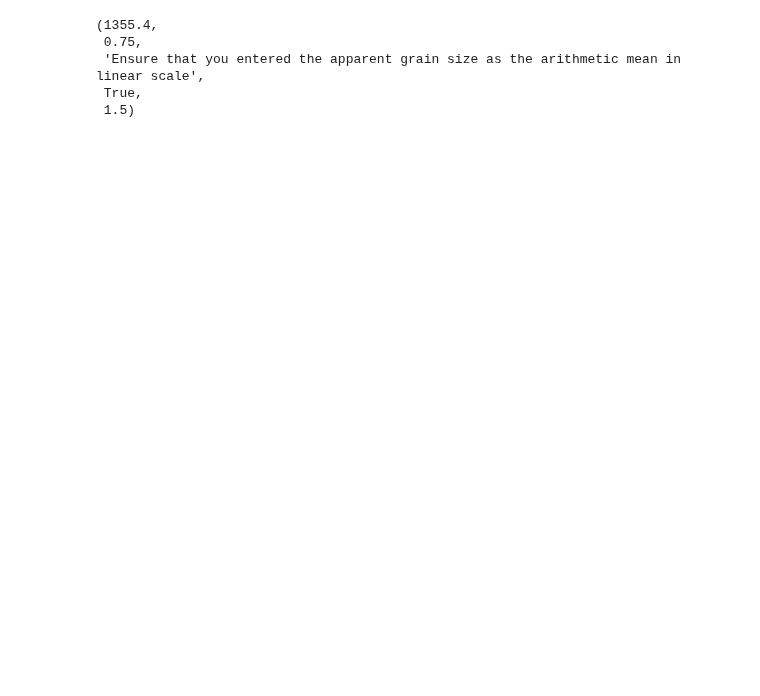
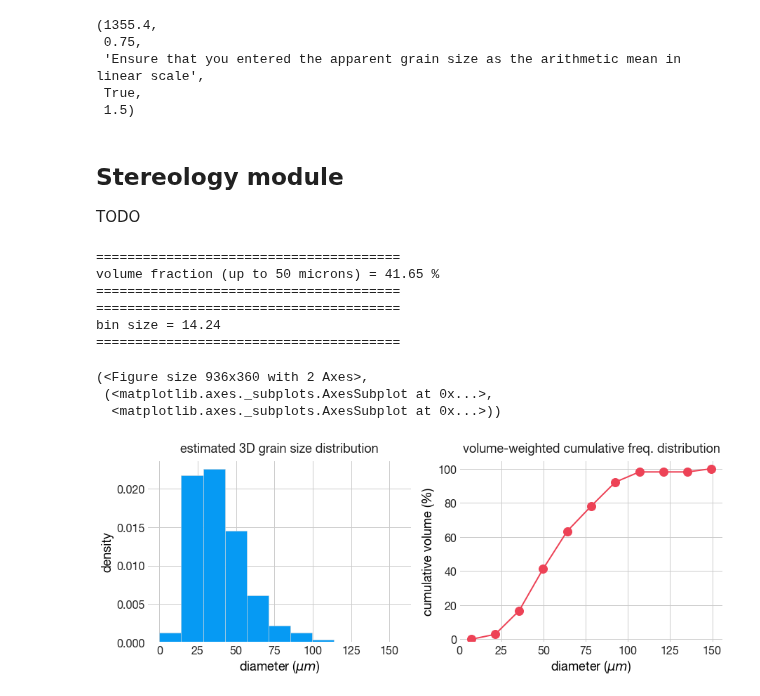
Before and after one commit to marcoalopez/GrainSizeTools, a Jupyter notebook: grain_size_tools/notebook_example.ipynb, the cells around one changed output. Drawn from its saved outputs; the diff is of its cells as text; code cells hidden in the pictures; blank space fills up the shorter version.

Commit message:
incremental improvements
- docs
- add new paleopiezometer (Olivine/Tasaka)
- stereology fig tweaks
- improvements in prints
- update notebook example

```diff
--- a/grain_size_tools/notebook_example.ipynb
+++ b/grain_size_tools/notebook_example.ipynb
@@ -293,3 +306,20 @@ piezometers.olivine('VanderWal_wet')
  'Ensure that you entered the apparent grain size as the arithmetic mean in linear scale',
  True,
  1.5)
+# %% [markdown]
+## Stereology module
+
+TODO
+# %%
+stereology.Saltykov(dataset['diameters'], numbins=11, calc_vol=50)
+# %% [output]
+=======================================
+volume fraction (up to 50 microns) = 41.65 %
+=======================================
+=======================================
+bin size = 14.24
+=======================================
+(<Figure size 936x360 with 2 Axes>,
+ (<matplotlib.axes._subplots.AxesSubplot at 0x...>,
+  <matplotlib.axes._subplots.AxesSubplot at 0x...>))
+[figure, added]
```
Also changed, not shown: parts of 9 cells of this notebook, 4 other files.
